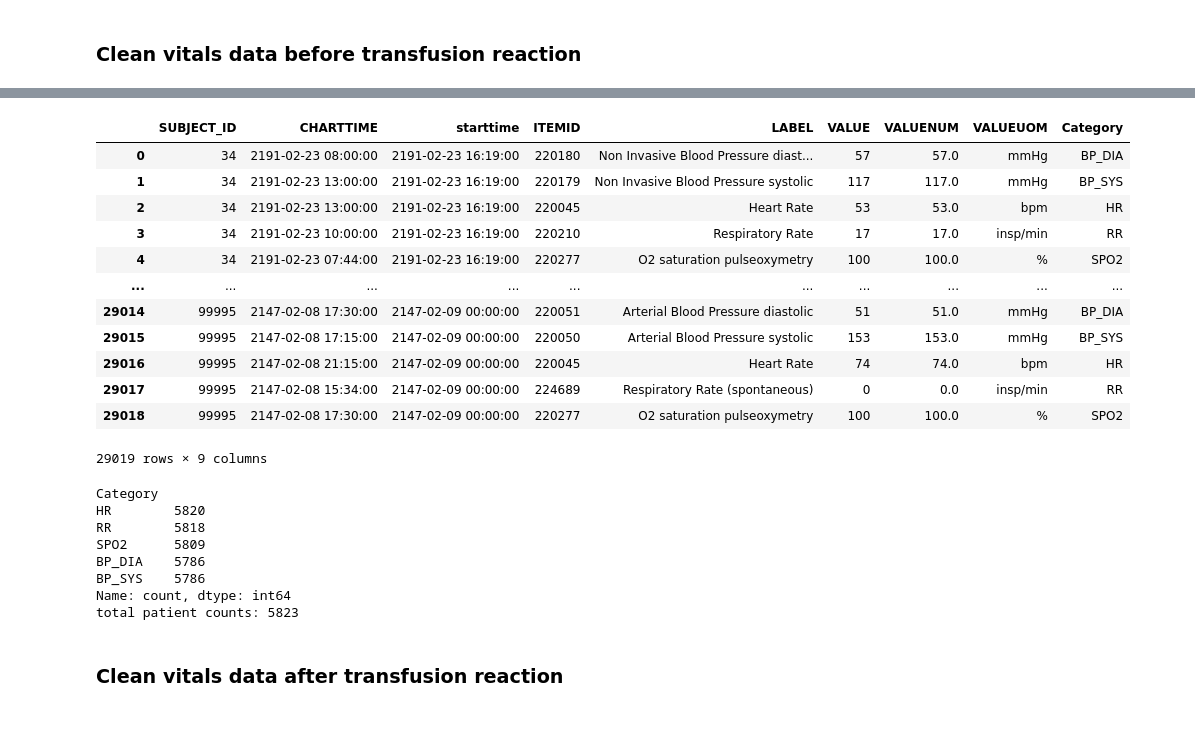
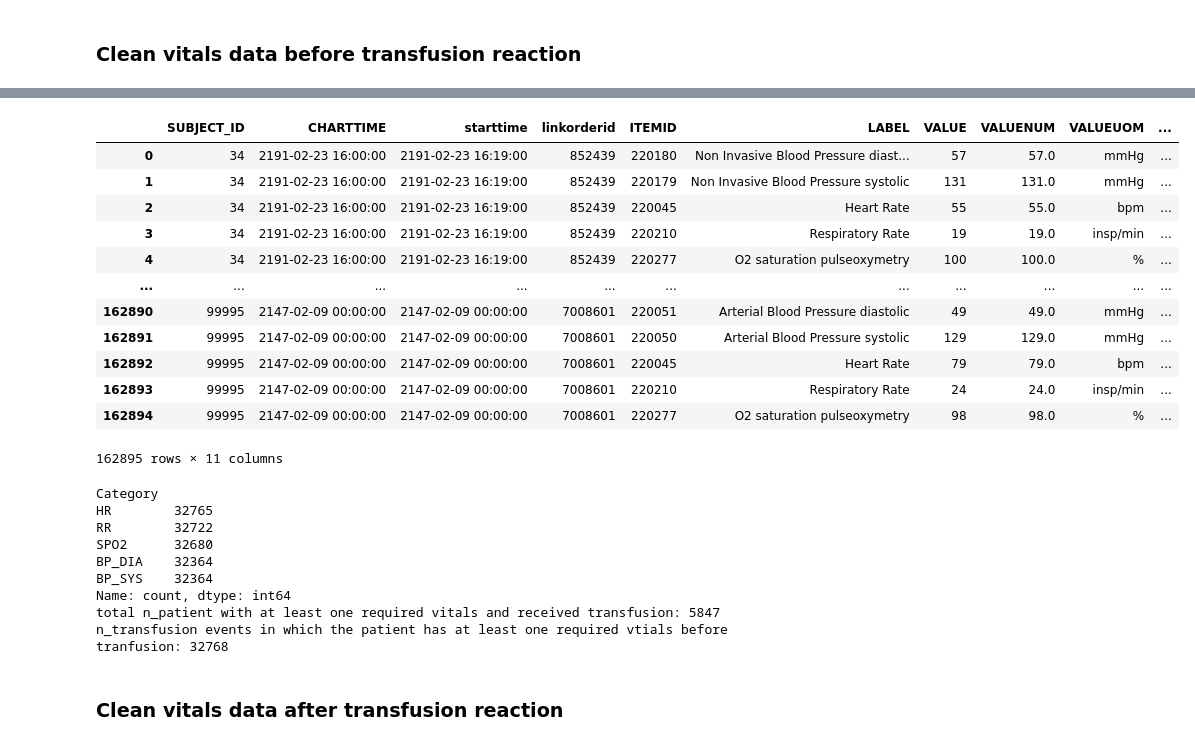
Before and after one commit to kmorhun/tranfusion-reactions, a Jupyter notebook: exploratory_data_analysis/taco_rule_based_mergedtr.ipynb, the cells around one changed output, grey strips where cells are left out. Cells and saved outputs as stored; diff of their text form; code cells hidden in the pictures.

```diff
--- a/exploratory_data_analysis/taco_rule_based_mergedtr.ipynb
+++ b/exploratory_data_analysis/taco_rule_based_mergedtr.ipynb
@@ -242,46 +246,57 @@ before_results # This table is useful for Sehyo' review of vital signs
 # %%
-# Get only the closest record per vital sign to the start date
-# Ensure STARTTIME is in datetime format
+# Ensure STARTTIME and CHARTTIME are in datetime format
 before_results['starttime'] = pd.to_datetime(before_results['starttime'])
+before_results['CHARTTIME'] = pd.to_datetime(before_results['CHARTTIME'])
 
-# Sort by SUBJECT_ID, Category, and STARTTIME (latest first)
-before_results_sorted = before_results.sort_values(by=['SUBJECT_ID', 'Category', 'starttime'], ascending=[True, True, False])
+# Drop rows with missing 'VALUE' to avoid erroneous calculations
+before_results_nan = before_results.dropna(subset=['VALUE'])
 
-# Drop duplicates to keep only the latest STARTTIME for each SUBJECT_ID and Category
-before_unique = before_results_sorted.drop_duplicates(subset=['SUBJECT_ID', 'Category'], keep='first')
+# Calculate the time difference between CHARTTIME and STARTTIME
+before_results_nan['time_diff'] = abs(before_results_nan['CHARTTIME'] - before_results_nan['starttime'])
+
+# Sort by SUBJECT_ID, linkorderid, Category, and time_diff (smallest first)
+before_results_sorted = before_results_nan.sort_values(
+    by=['SUBJECT_ID', 'linkorderid', 'Category', 'time_diff'],
+    ascending=[True, True, True, True]
+)
+
+# Drop duplicates to keep only the closest CHARTTIME for each SUBJECT_ID, linkorderid, and Category
+before_unique = before_results_sorted.drop_duplicates(subset=['SUBJECT_ID', 'linkorderid', 'Category'], keep='first')
 
 # Reset index for a clean DataFrame
 before_unique = before_unique.reset_index(drop=True)
 
 # Display the result
 before_unique
 # %% [output]
-|  | SUBJECT_ID | CHARTTIME | starttime | ITEMID | LABEL | VALUE | VALUENUM | VALUEUOM | Category |
-| 0 | 34 | 2191-02-23 08:00:00 | 2191-02-23 16:19:00 | 220180 | Non Invasive Blood Pressure diast... | 57 | 57.0 | mmHg | BP_DIA |
-| 1 | 34 | 2191-02-23 13:00:00 | 2191-02-23 16:19:00 | 220179 | Non Invasive Blood Pressure systolic | 117 | 117.0 | mmHg | BP_SYS |
-| 2 | 34 | 2191-02-23 13:00:00 | 2191-02-23 16:19:00 | 220045 | Heart Rate | 53 | 53.0 | bpm | HR |
-| 3 | 34 | 2191-02-23 10:00:00 | 2191-02-23 16:19:00 | 220210 | Respiratory Rate | 17 | 17.0 | insp/min | RR |
-| 4 | 34 | 2191-02-23 07:44:00 | 2191-02-23 16:19:00 | 220277 | O2 saturation pulseoxymetry | 100 | 100.0 | % | SPO2 |
-| ... | ... | ... | ... | ... | ... | ... | ... | ... | ... |
-| 29014 | 99995 | 2147-02-08 17:30:00 | 2147-02-09 00:00:00 | 220051 | Arterial Blood Pressure diastolic | 51 | 51.0 | mmHg | BP_DIA |
-| 29015 | 99995 | 2147-02-08 17:15:00 | 2147-02-09 00:00:00 | 220050 | Arterial Blood Pressure systolic | 153 | 153.0 | mmHg | BP_SYS |
-| 29016 | 99995 | 2147-02-08 21:15:00 | 2147-02-09 00:00:00 | 220045 | Heart Rate | 74 | 74.0 | bpm | HR |
-| 29017 | 99995 | 2147-02-08 15:34:00 | 2147-02-09 00:00:00 | 224689 | Respiratory Rate (spontaneous) | 0 | 0.0 | insp/min | RR |
-| 29018 | 99995 | 2147-02-08 17:30:00 | 2147-02-09 00:00:00 | 220277 | O2 saturation pulseoxymetry | 100 | 100.0 | % | SPO2 |
+|  | SUBJECT_ID | CHARTTIME | starttime | linkorderid | ITEMID | LABEL | VALUE | VALUENUM | VALUEUOM | ... |
+| 0 | 34 | 2191-02-23 16:00:00 | 2191-02-23 16:19:00 | 852439 | 220180 | Non Invasive Blood Pressure diast... | 57 | 57.0 | mmHg | ... |
+| 1 | 34 | 2191-02-23 16:00:00 | 2191-02-23 16:19:00 | 852439 | 220179 | Non Invasive Blood Pressure systolic | 131 | 131.0 | mmHg | ... |
+| 2 | 34 | 2191-02-23 16:00:00 | 2191-02-23 16:19:00 | 852439 | 220045 | Heart Rate | 55 | 55.0 | bpm | ... |
+| 3 | 34 | 2191-02-23 16:00:00 | 2191-02-23 16:19:00 | 852439 | 220210 | Respiratory Rate | 19 | 19.0 | insp/min | ... |
+| 4 | 34 | 2191-02-23 16:00:00 | 2191-02-23 16:19:00 | 852439 | 220277 | O2 saturation pulseoxymetry | 100 | 100.0 | % | ... |
+| ... | ... | ... | ... | ... | ... | ... | ... | ... | ... | ... |
+| 162890 | 99995 | 2147-02-09 00:00:00 | 2147-02-09 00:00:00 | 7008601 | 220051 | Arterial Blood Pressure diastolic | 49 | 49.0 | mmHg | ... |
+| 162891 | 99995 | 2147-02-09 00:00:00 | 2147-02-09 00:00:00 | 7008601 | 220050 | Arterial Blood Pressure systolic | 129 | 129.0 | mmHg | ... |
+| 162892 | 99995 | 2147-02-09 00:00:00 | 2147-02-09 00:00:00 | 7008601 | 220045 | Heart Rate | 79 | 79.0 | bpm | ... |
+| 162893 | 99995 | 2147-02-09 00:00:00 | 2147-02-09 00:00:00 | 7008601 | 220210 | Respiratory Rate | 24 | 24.0 | insp/min | ... |
+| 162894 | 99995 | 2147-02-09 00:00:00 | 2147-02-09 00:00:00 | 7008601 | 220277 | O2 saturation pulseoxymetry | 98 | 98.0 | % | ... |
-29019 rows × 9 columns
+162895 rows × 11 columns
 # %%
 # Count the number of vital signs and patients
 print(before_unique['Category'].value_counts())
-print(f"total patient counts: {len(before_unique['SUBJECT_ID'].unique())}")
+print(f"total n_patient with at least one required vitals and received transfusion: {len(before_unique['SUBJECT_ID'].unique())}")
+print(f"n_transfusion events in which the patient has at least one required vtials before tranfusion: {len(before_unique[['SUBJECT_ID', 'linkorderid']].drop_duplicates())}")
 # %% [output]
 Category
-HR        5820
-RR        5818
-SPO2      5809
-BP_DIA    5786
-BP_SYS    5786
+HR        32765
+RR        32722
+SPO2      32680
+BP_DIA    32364
+BP_SYS    32364
 Name: count, dtype: int64
-total patient counts: 5823
+total n_patient with at least one required vitals and received transfusion: 5847
+n_transfusion events in which the patient has at least one required vtials before tranfusion: 32768
 # %% [markdown]
 ### Clean vitals data after transfusion reaction
 # %%
```
Also changed, not shown: parts of 34 cells of this notebook.
